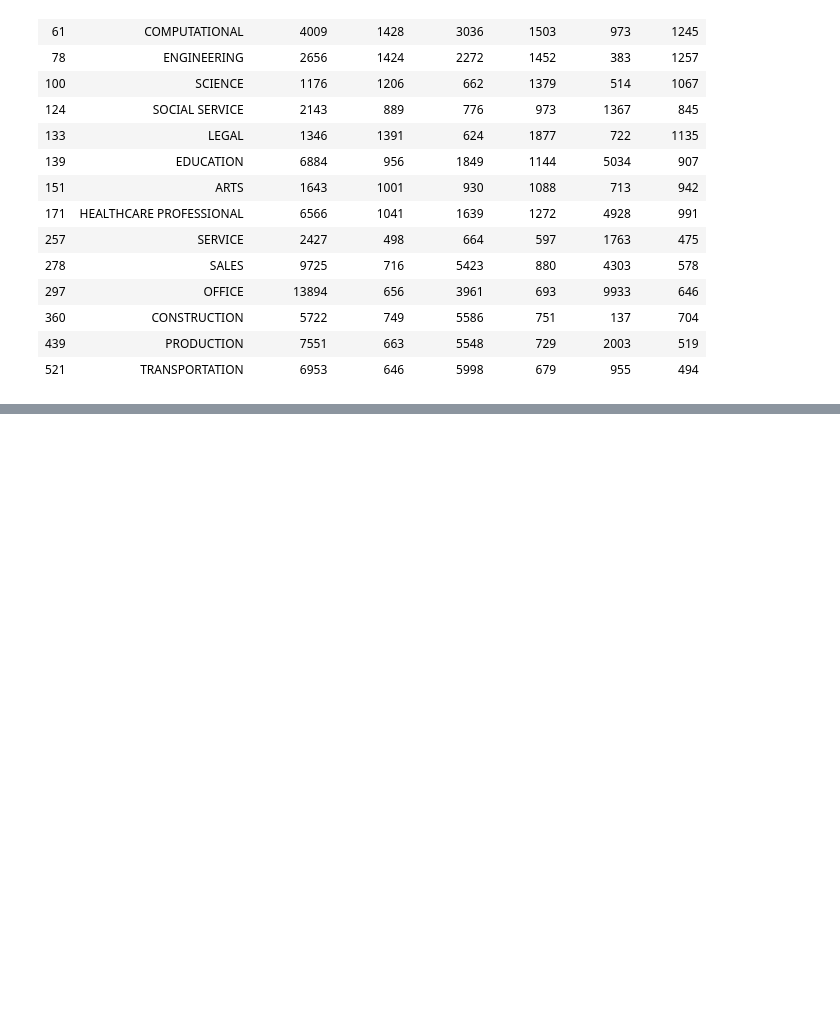
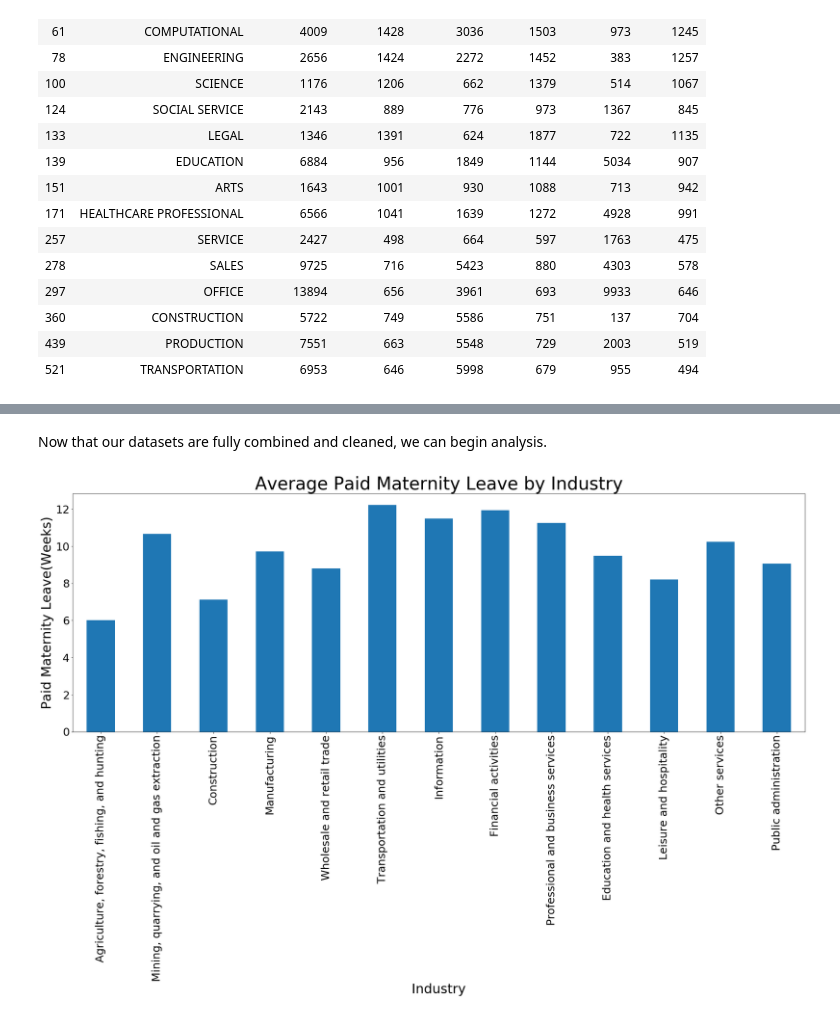
Before and after one commit to anjaliramesh42243/An-Exploratory-Data-Analysis-of-Women-in-the-Workforce, a Jupyter notebook: MaternityLeave.ipynb, the cells around one changed output, grey strips where cells are left out. Drawn from its saved outputs; the diff is of its cells as text; code cells hidden in the pictures; blank space fills up the shorter version.

Commit message:
updated progess of Maternity Leave notebook

```diff
--- a/MaternityLeave.ipynb
+++ b/MaternityLeave.ipynb
@@ -169,0 +275,3 @@ df_job_cat
+# %%
+df_industries_sum['Average Paid Maternity Leave']= df_industries_sum['Industry'].map(avg_mat_lv_ind)
+df_industries_sum
@@ -169,0 +294,3 @@ df_job_cat
+# %%
+total_avg_lv = df_mat_lv['Maternity Leave (paid)'].mean()
+total_avg_lv
@@ -169,0 +299,2 @@ df_job_cat
+# %%
+df_industries_sum.at[0, 'Average Paid Maternity Leave'] = total_avg_lv
@@ -169,0 +319,3 @@ df_job_cat
+# %%
+df_industry_leave = df_industries_sum.drop(0)
+df_industry_leave
@@ -169,0 +337,11 @@ df_job_cat
+# %% [markdown]
+Now that our datasets are fully combined and cleaned, we can begin analysis.
+# %%
+g1 = df_industry_leave.plot.bar('Industry', 'Average Paid Maternity Leave', figsize=(30, 10), legend=False)
+g1.set_title("Average Paid Maternity Leave by Industry", fontsize=40)
+g1.set_xlabel("Industry", fontsize=30)
+g1.set_ylabel("Paid Maternity Leave(Weeks)", fontsize=30)
+g1.tick_params(labelsize=25)
+f1 = plt.gcf()
+# %% [output]
+[figure, added]
```
Also changed, not shown: parts of 37 cells of this notebook, 2 other files.
